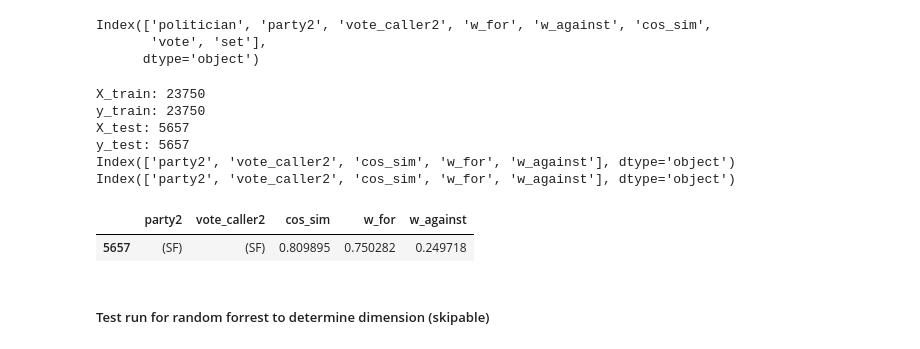
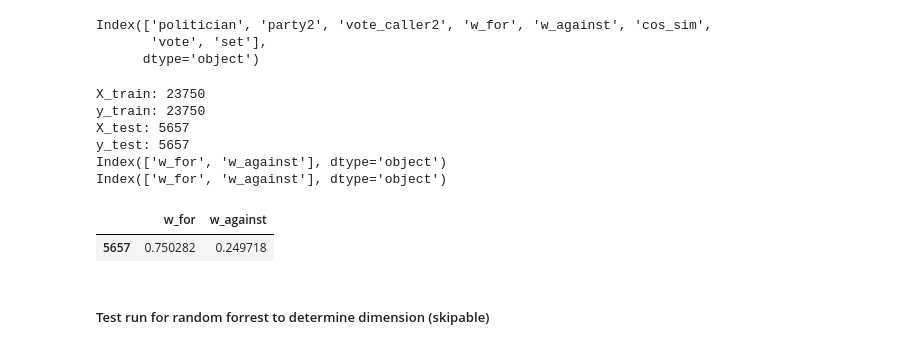
Before and after one commit to jonahank/Vote-Prediction-Model, a Jupyter notebook: vote_predictor/VP/pipeline_v1.ipynb, the cells around one changed output. Saved outputs shown, nothing was run; the diff lists cells and outputs as text; code cells hidden in the pictures.

```diff
--- a/vote_predictor/VP/pipeline_v1.ipynb
+++ b/vote_predictor/VP/pipeline_v1.ipynb
@@ -318,25 +318,25 @@ Index(['politician', 'party2', 'vote_caller2', 'w_for', 'w_against', 'cos_sim',
       dtype='object')
 # %%
 ## Select the X_train variables here. See possibilities above
-X_train = X_train[["party2", "vote_caller2", "cos_sim", "w_for", "w_against"]]
+X_train = X_train[["w_for", "w_against"]]
 X_test = X_test[X_train.columns]
 print("X_train:",len(X_train))
 print("y_train:",len(y_train))
 print("X_test:",len(X_test))
 print("y_test:",len(y_test))
 print(X_train.columns)
 print(X_test.columns)
 X_test.head(2)
 X_train.head(1)
 # %% [output]
 X_train: 23750
 y_train: 23750
 X_test: 5657
 y_test: 5657
-Index(['party2', 'vote_caller2', 'cos_sim', 'w_for', 'w_against'], dtype='object')
-Index(['party2', 'vote_caller2', 'cos_sim', 'w_for', 'w_against'], dtype='object')
+Index(['w_for', 'w_against'], dtype='object')
+Index(['w_for', 'w_against'], dtype='object')
-|  | party2 | vote_caller2 | cos_sim | w_for | w_against |
-| 5657 | (SF) | (SF) | 0.809895 | 0.750282 | 0.249718 |
+|  | w_for | w_against |
+| 5657 | 0.750282 | 0.249718 |
 # %% [markdown]
 ##### Test run for random forrest to determine dimension (skipable)
 # %%
```
Also changed, not shown: parts of 7 cells of this notebook.
